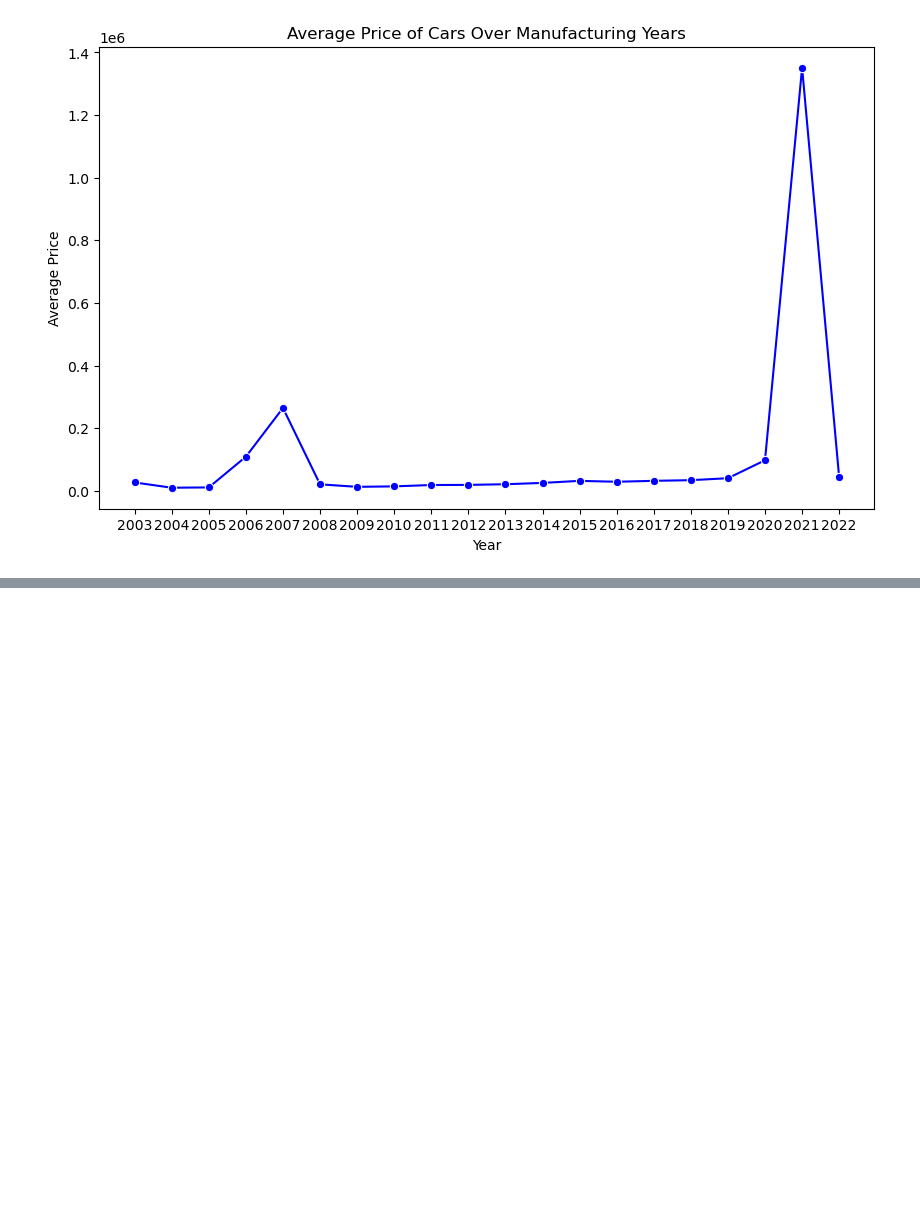
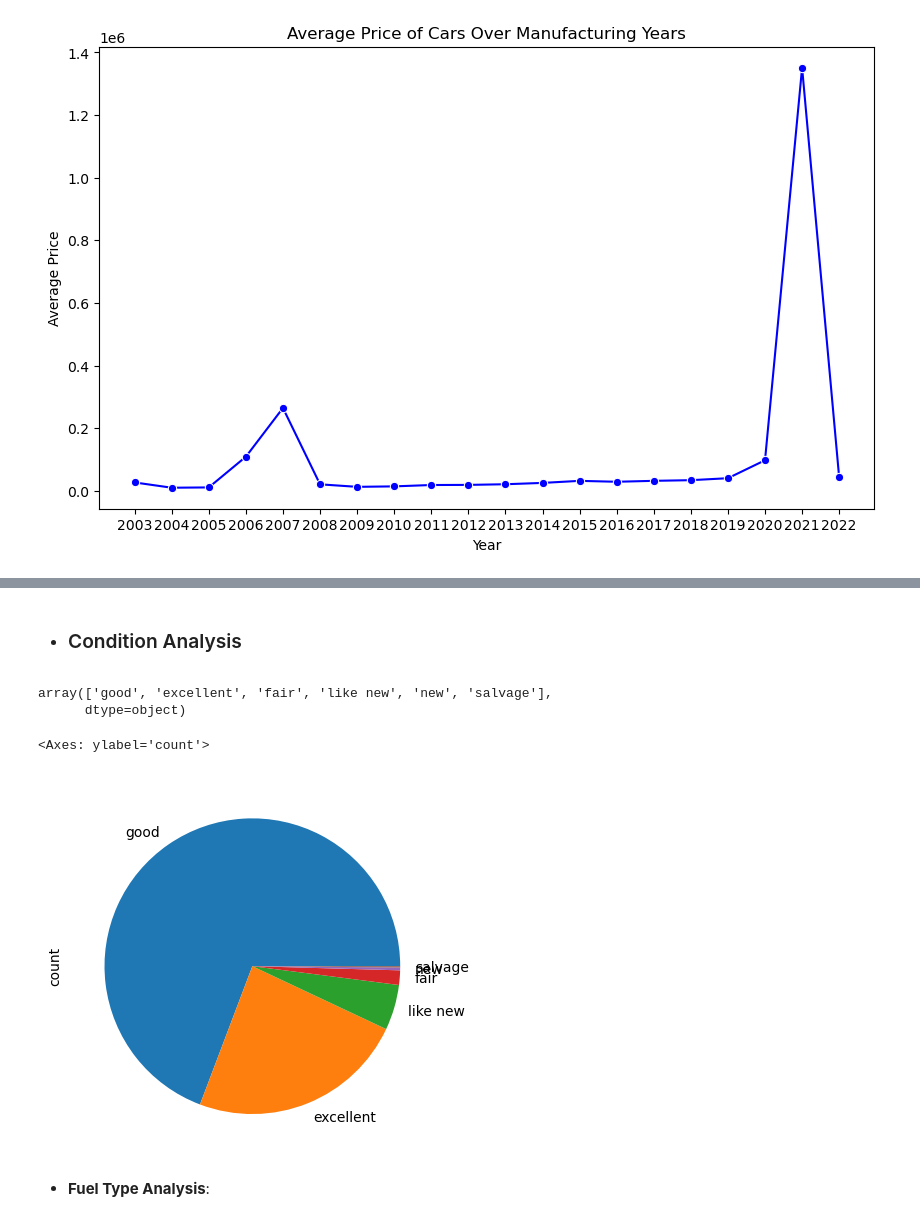
Before and after one commit to Mariambadra/Used_cars_EDA, a Jupyter notebook: Used Cars EDA.ipynb, the cells around one changed output, grey strips where cells are left out. Saved outputs shown, nothing was run; the diff lists cells and outputs as text; code cells hidden in the pictures; blank space fills up the shorter version.

```diff
--- a/Used Cars EDA.ipynb
+++ b/Used Cars EDA.ipynb
@@ -237,0 +249,14 @@ plt.show()
+# %% [markdown]
+- ### Condition Analysis
+# %%
+df['condition'].unique()
+# %% [output]
+array(['good', 'excellent', 'fair', 'like new', 'new', 'salvage'],
+      dtype=object)
+# %%
+df['condition'].value_counts().plot(kind='pie')
+# %% [output]
+<Axes: ylabel='count'>
+[figure, added]
+# %% [markdown]
+ - **Fuel Type Analysis**:
```
Also changed, not shown: parts of 5 cells of this notebook.
